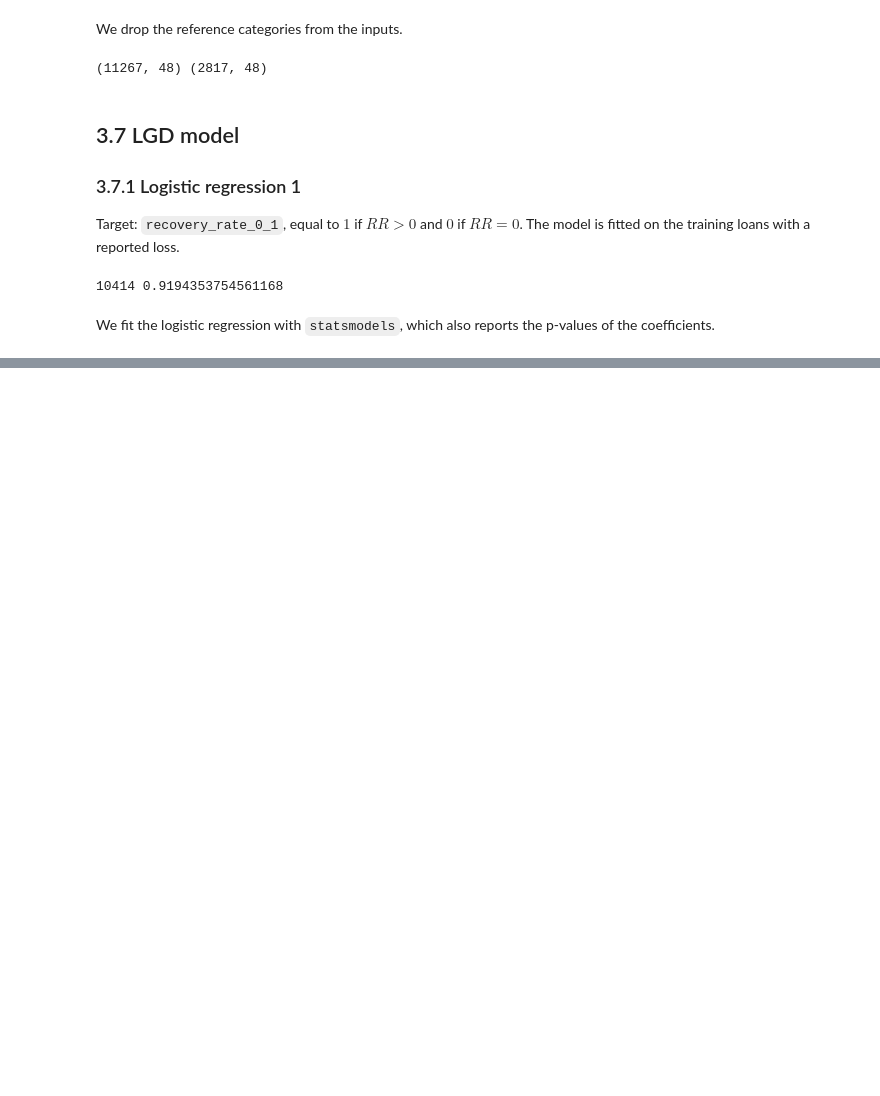
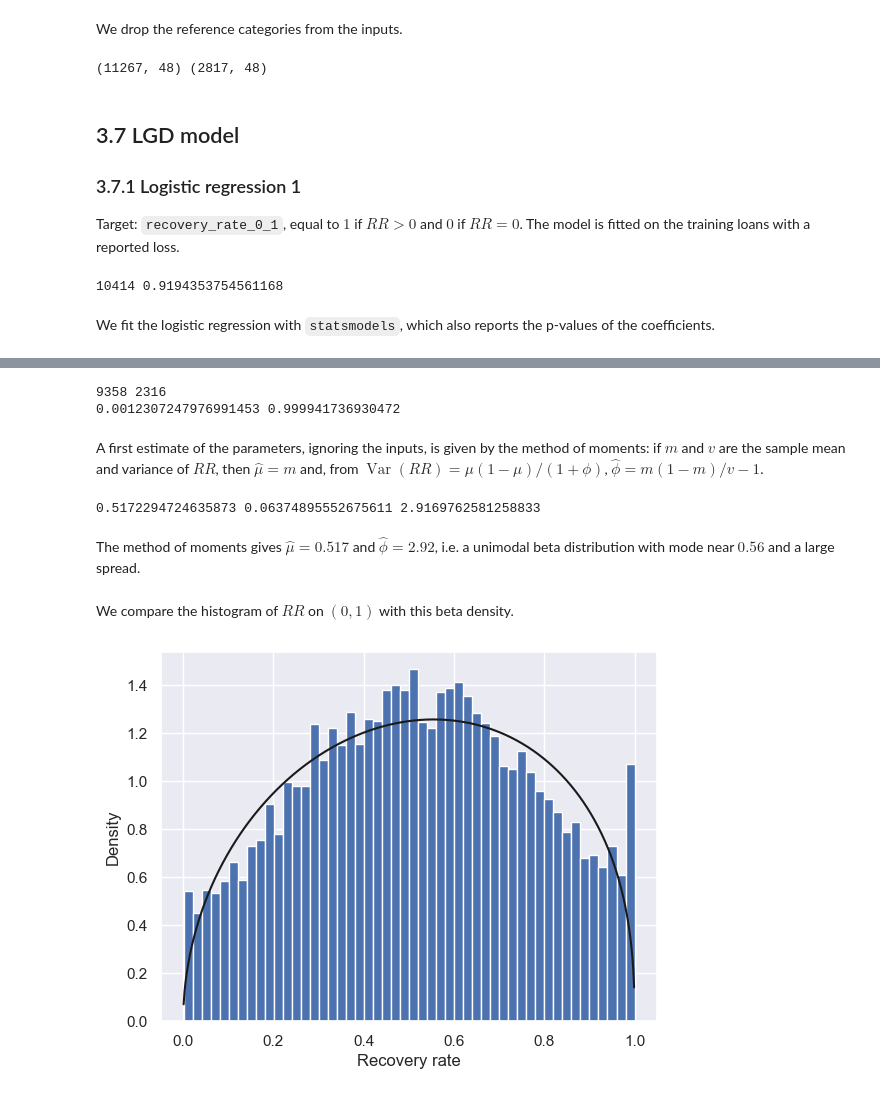
Before and after one commit to keramidasvasilis/credit-risk-el, a Jupyter notebook: notebooks/03_lgd_ead_models.ipynb, the cells around one changed output, grey strips where cells are left out. Drawn from its saved outputs; the diff is of its cells as text; code cells hidden in the pictures; blank space fills up the shorter version.

Commit message:
LGD model: logistic stages 1-2, beta regression, combined evaluation

```diff
--- a/notebooks/03_lgd_ead_models.ipynb
+++ b/notebooks/03_lgd_ead_models.ipynb
@@ -360,0 +612,38 @@ Logit Regression Results
+# %%
+mask_lgd_3_train = (loan_data_defaults_train['recovery_rate'] > 0) & (loan_data_defaults_train['recovery_rate'] < 1)
+mask_lgd_3_test = (loan_data_defaults_test['recovery_rate'] > 0) & (loan_data_defaults_test['recovery_rate'] < 1)
+
+recovery_rate_3_train = loan_data_defaults_train.loc[mask_lgd_3_train, 'recovery_rate']
+recovery_rate_3_test = loan_data_defaults_test.loc[mask_lgd_3_test, 'recovery_rate']
+
+print(mask_lgd_3_train.sum(), mask_lgd_3_test.sum())
+print(recovery_rate_3_train.min(), recovery_rate_3_train.max())
+# %% [output]
+9358 2316
+0.0012307247976991453 0.999941736930472
+# %% [markdown]
+A first estimate of the parameters, ignoring the inputs, is given by the method of moments: if $m$ and $v$ are the sample mean and variance of $RR$, then $\hat\mu = m$ and, from $\operatorname{Var}(RR) = \mu(1-\mu)/(1+\phi)$, $\hat\phi = m(1-m)/v - 1$.
+# %%
+m = recovery_rate_3_train.mean()
+v = recovery_rate_3_train.var()
+phi = m * (1 - m) / v - 1
+
+print(m, v, phi)
+# %% [output]
+0.5172294724635873 0.06374895552675611 2.9169762581258833
+# %% [markdown]
+The method of moments gives $\hat\mu = 0.517$ and $\hat\phi = 2.92$, i.e. a unimodal beta distribution with mode near $0.56$ and a large spread.
+# %% [markdown]
+We compare the histogram of $RR$ on $(0, 1)$ with this beta density.
+# %%
+from scipy.stats import beta
+
+y = np.linspace(0.001, 0.999, 500)
+
+plt.hist(recovery_rate_3_train, bins = 50, density = True)
+plt.plot(y, beta.pdf(y, m * phi, (1 - m) * phi), color = 'k')
+plt.xlabel('Recovery rate')
+plt.ylabel('Density')
+plt.show()
+# %% [output]
+[figure, added]
```
Also changed, not shown: parts of 41 cells of this notebook.
